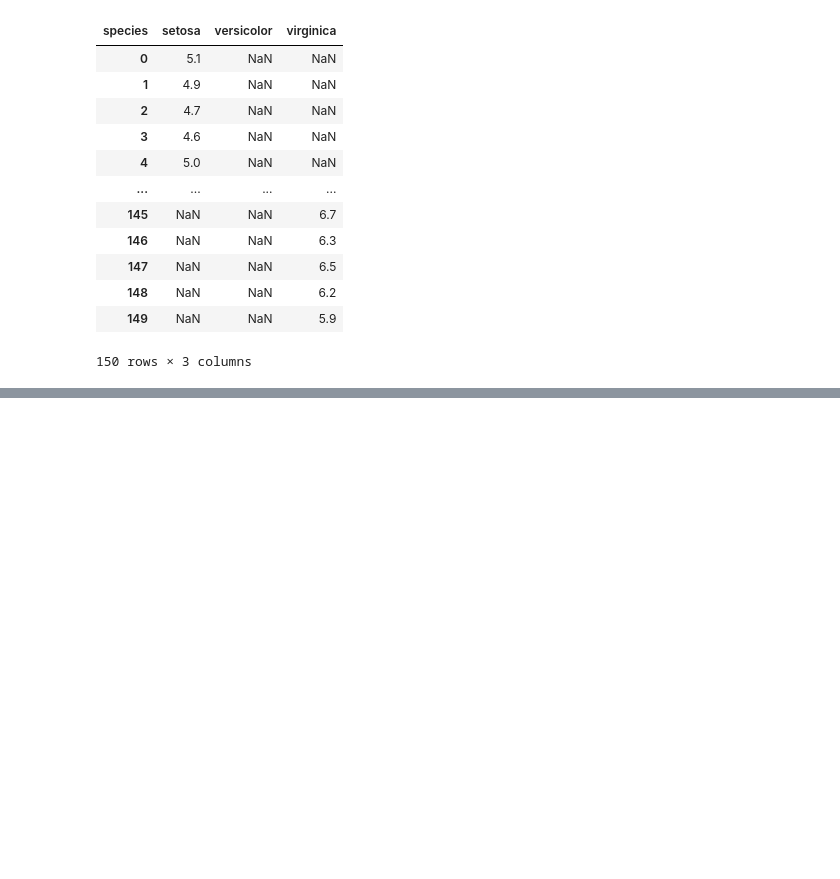
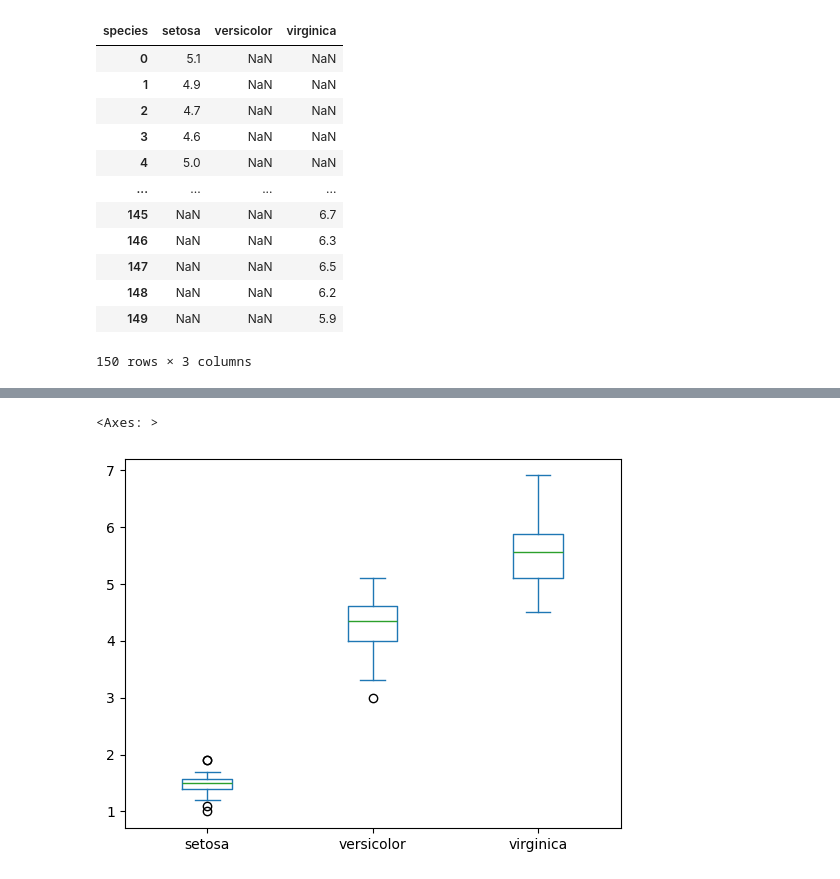
Before and after one commit to SankalpaFernando/ML_tutorials, a Jupyter notebook: iris.ipynb, the cells around one changed output, grey strips where cells are left out. Saved outputs shown, nothing was run; the diff lists cells and outputs as text; code cells hidden in the pictures; blank space fills up the shorter version.

```diff
--- a/iris.ipynb
+++ b/iris.ipynb
@@ -71,0 +82,5 @@ iris.pivot(columns='species', values='sepal_length')
+# %%
+iris.pivot(columns='species', values='petal_length').plot(kind='box')
+# %% [output]
+<Axes: >
+[figure, added]
```
Also changed, not shown: parts of 24 cells of this notebook, 1 other file.
